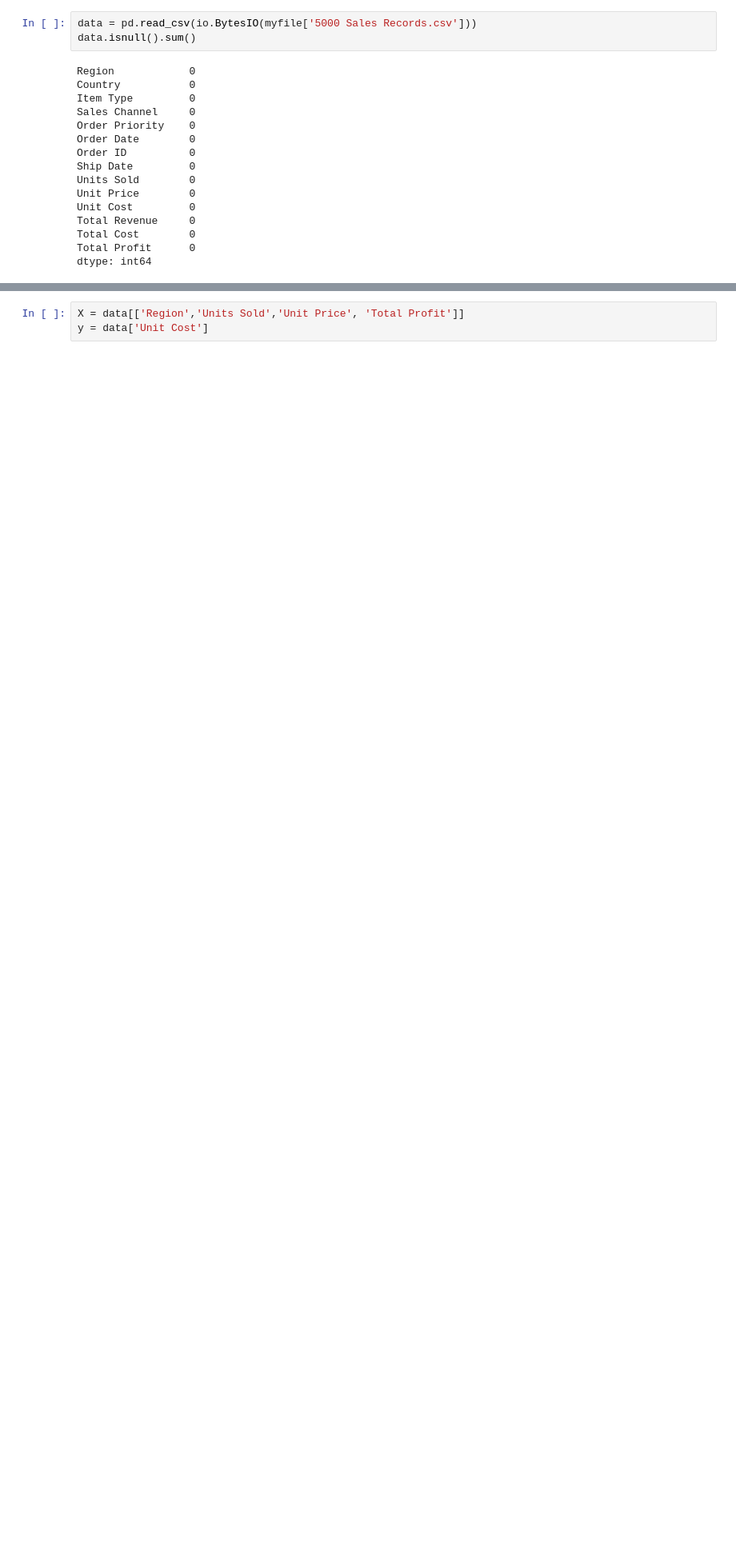
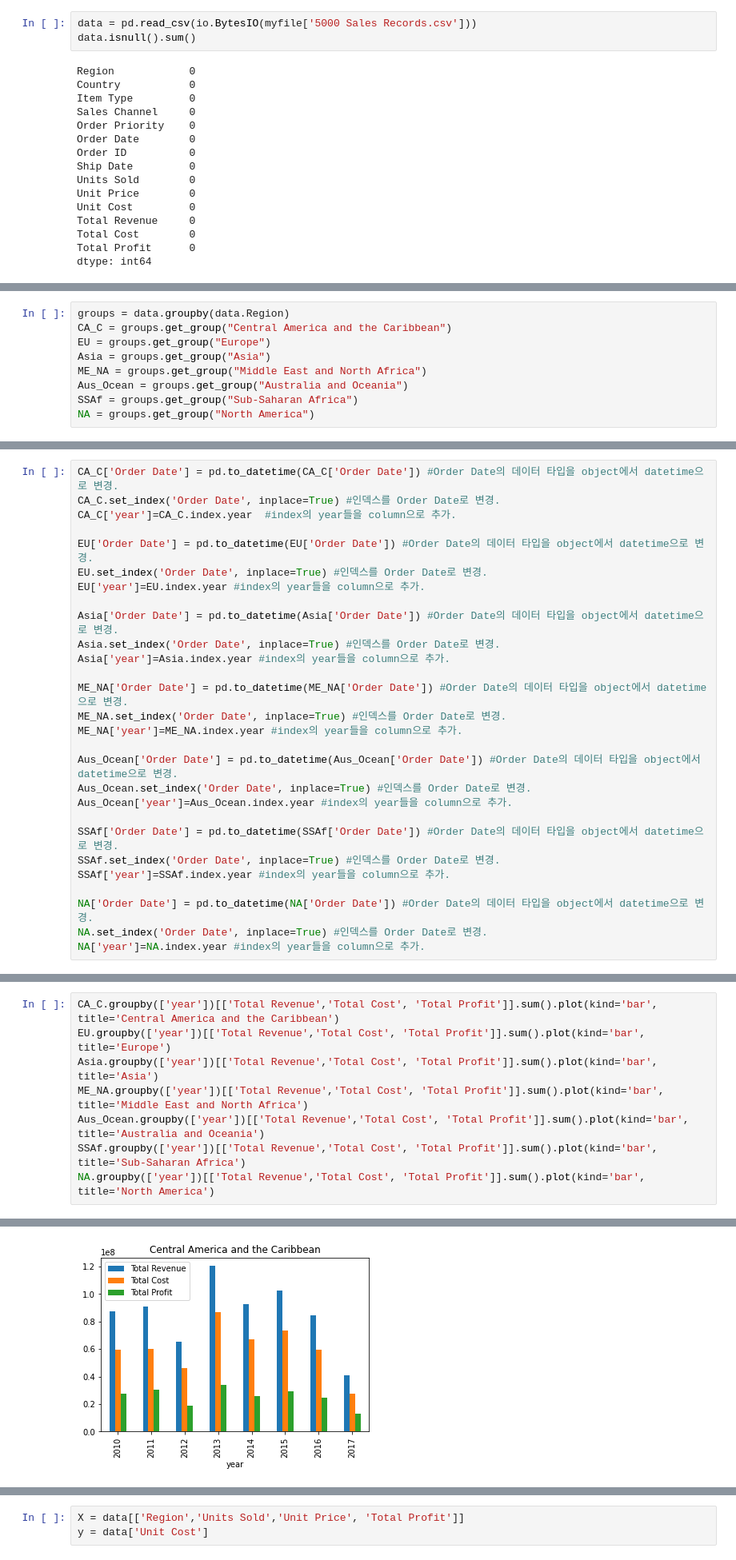
Before and after one commit to JongBeomPark78/DAP, a Jupyter notebook: Data_Analysis_final.ipynb, the cells around one changed output, grey strips where cells are left out. Shown: that part at 80% size. Saved outputs shown, nothing was run; the diff lists cells and outputs as text; blank space fills up the shorter version.

```diff
--- a/Data_Analysis_final.ipynb
+++ b/Data_Analysis_final.ipynb
@@ -50,0 +85,9 @@ data.boxplot(column=['Total Profit'])
+# %%
+groups = data.groupby(data.Region)
+CA_C = groups.get_group("Central America and the Caribbean")
+EU = groups.get_group("Europe")
+Asia = groups.get_group("Asia")
+ME_NA = groups.get_group("Middle East and North Africa")
+Aus_Ocean = groups.get_group("Australia and Oceania")
+SSAf = groups.get_group("Sub-Saharan Africa")
+NA = groups.get_group("North America")
@@ -50,0 +122,28 @@ data.boxplot(column=['Total Profit'])
+# %%
+CA_C['Order Date'] = pd.to_datetime(CA_C['Order Date']) #Order Date의 데이터 타입을 object에서 datetime으로 변경.
+CA_C.set_index('Order Date', inplace=True) #인덱스를 Order Date로 변경.
+CA_C['year']=CA_C.index.year  #index의 year들을 column으로 추가.
+
+EU['Order Date'] = pd.to_datetime(EU['Order Date']) #Order Date의 데이터 타입을 object에서 datetime으로 변경.
+EU.set_index('Order Date', inplace=True) #인덱스를 Order Date로 변경.
+EU['year']=EU.index.year #index의 year들을 column으로 추가.
+
+Asia['Order Date'] = pd.to_datetime(Asia['Order Date']) #Order Date의 데이터 타입을 object에서 datetime으로 변경.
+Asia.set_index('Order Date', inplace=True) #인덱스를 Order Date로 변경.
+Asia['year']=Asia.index.year #index의 year들을 column으로 추가.
+
+ME_NA['Order Date'] = pd.to_datetime(ME_NA['Order Date']) #Order Date의 데이터 타입을 object에서 datetime으로 변경.
+ME_NA.set_index('Order Date', inplace=True) #인덱스를 Order Date로 변경.
+ME_NA['year']=ME_NA.index.year #index의 year들을 column으로 추가.
+
+Aus_Ocean['Order Date'] = pd.to_datetime(Aus_Ocean['Order Date']) #Order Date의 데이터 타입을 object에서 datetime으로 변경.
+Aus_Ocean.set_index('Order Date', inplace=True) #인덱스를 Order Date로 변경.
+Aus_Ocean['year']=Aus_Ocean.index.year #index의 year들을 column으로 추가.
+
+SSAf['Order Date'] = pd.to_datetime(SSAf['Order Date']) #Order Date의 데이터 타입을 object에서 datetime으로 변경.
+SSAf.set_index('Order Date', inplace=True) #인덱스를 Order Date로 변경.
+SSAf['year']=SSAf.index.year #index의 year들을 column으로 추가.
+
+NA['Order Date'] = pd.to_datetime(NA['Order Date']) #Order Date의 데이터 타입을 object에서 datetime으로 변경.
+NA.set_index('Order Date', inplace=True) #인덱스를 Order Date로 변경.
+NA['year']=NA.index.year #index의 year들을 column으로 추가.
@@ -50,0 +168,9 @@ data.boxplot(column=['Total Profit'])
+# %%
+CA_C.groupby(['year'])[['Total Revenue','Total Cost', 'Total Profit']].sum().plot(kind='bar', title='Central America and the Caribbean')
+EU.groupby(['year'])[['Total Revenue','Total Cost', 'Total Profit']].sum().plot(kind='bar', title='Europe')
+Asia.groupby(['year'])[['Total Revenue','Total Cost', 'Total Profit']].sum().plot(kind='bar', title='Asia')
+ME_NA.groupby(['year'])[['Total Revenue','Total Cost', 'Total Profit']].sum().plot(kind='bar', title='Middle East and North Africa')
+Aus_Ocean.groupby(['year'])[['Total Revenue','Total Cost', 'Total Profit']].sum().plot(kind='bar', title='Australia and Oceania')
+SSAf.groupby(['year'])[['Total Revenue','Total Cost', 'Total Profit']].sum().plot(kind='bar', title='Sub-Saharan Africa')
+NA.groupby(['year'])[['Total Revenue','Total Cost', 'Total Profit']].sum().plot(kind='bar', title='North America')
+# %% [output]
@@ -50,0 +178 @@ data.boxplot(column=['Total Profit'])
+[figure, added]
```
Also changed, not shown: parts of 13 cells of this notebook.
